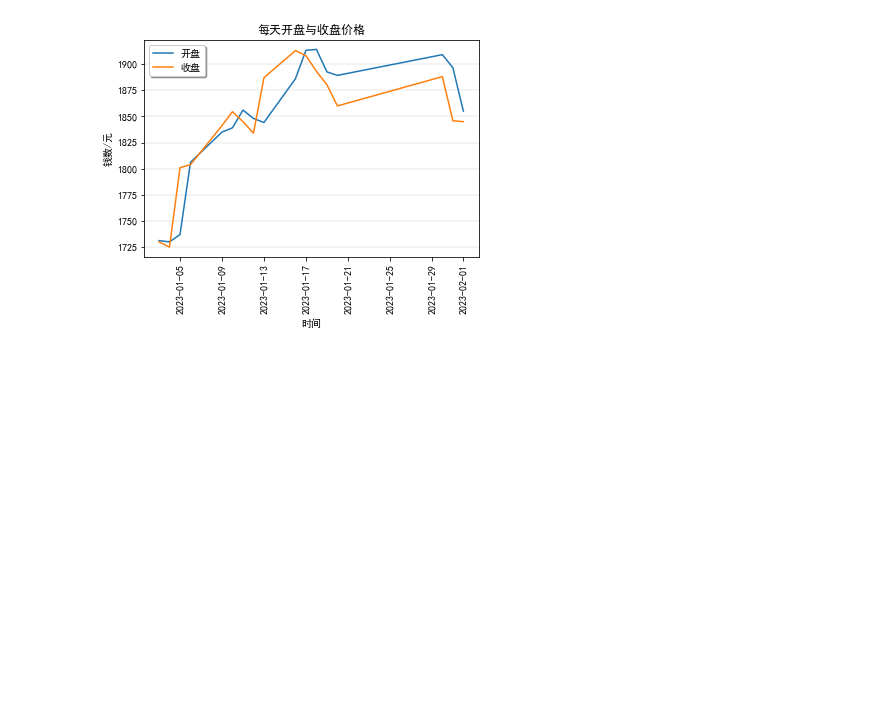
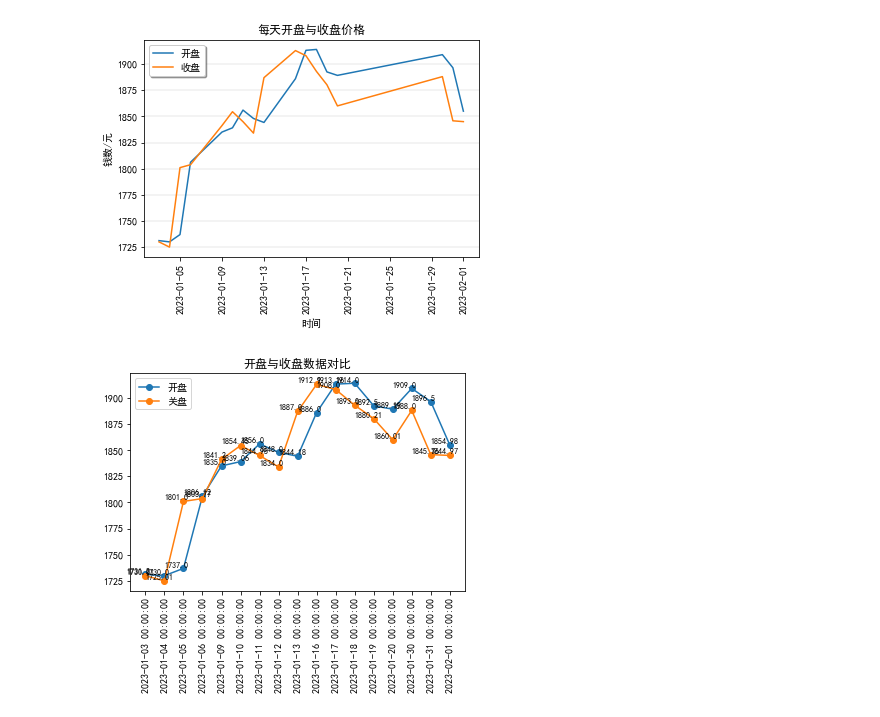
Before and after one commit to lmyljjljh/shujufenxi, a Jupyter notebook: 数据可视化/1.ipynb, the cells around one changed output. Drawn from its saved outputs; the diff is of its cells as text; code cells hidden in the pictures; blank space fills up the shorter version.

```diff
--- a/数据可视化/1.ipynb
+++ b/数据可视化/1.ipynb
@@ -168,3 +168,21 @@ plt.grid(b=True, axis='y', linewidth=0.3)
 plt.show()
 # %% [output]
 [figure]
+# %%
+import matplotlib.pyplot as plt
+plt.rcParams['font.sans-serif'] = ['SimHei']
+plt.rcParams["axes.unicode_minus"] = False
+x = range(len(listb))
+plt.plot(x, lista, marker='o', label='开盘')
+plt.plot(x, listc, marker='o', label='关盘')
+
+for i,j,k in zip(lista,listc,x):
+    plt.text(k-1, i  + 1, i, family='SimHei', fontsize=8, fontstyle='normal')
+    plt.text(k-1, j  + 1.3, j, family='SimHei', fontsize=8, fontstyle='normal')
+plt.xticks(x, listb, rotation ='vertical')
+plt.xticks(rotation=90)
+plt.title('开盘与收盘数据对比')
+plt.legend()
+plt.show()
+# %% [output]
+[figure, added]
```
Also changed, not shown: 3 other files.
